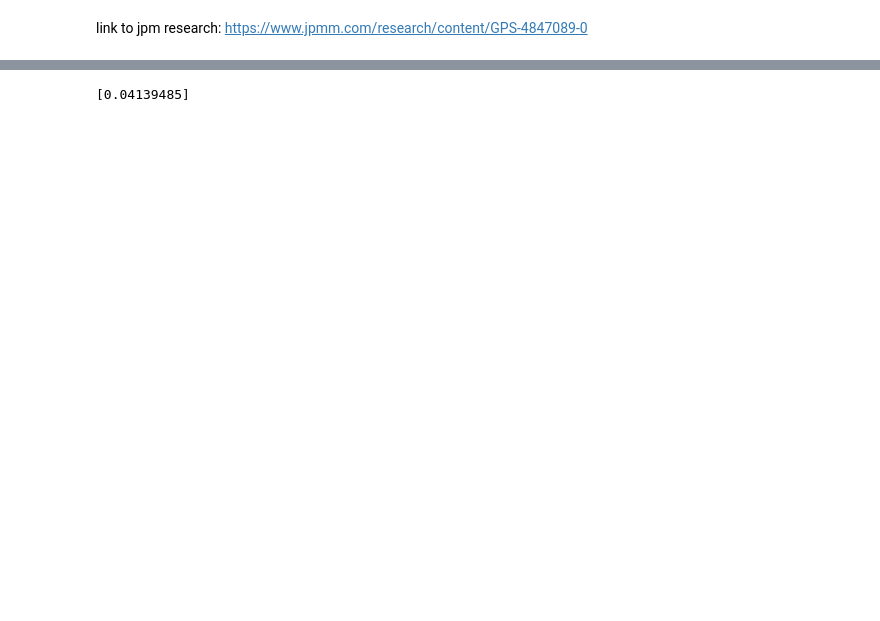
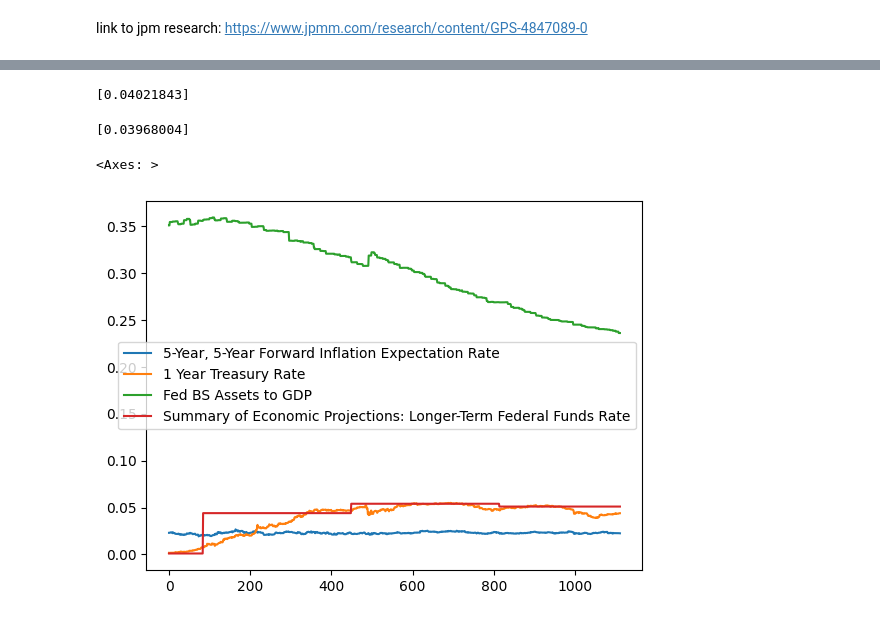
Before and after one commit to MeederDCS/Meeder1, a Jupyter notebook: JPM Ten Year Rate Regression Model.ipynb, the cells around one changed output, grey strips where cells are left out. Cells and saved outputs as stored; diff of their text form; code cells hidden in the pictures; blank space fills up the shorter version.

```diff
--- a/JPM Ten Year Rate Regression Model.ipynb
+++ b/JPM Ten Year Rate Regression Model.ipynb
@@ -84,7 +84,19 @@ df.tail(1)
 # %%
 # make predictions with alternative values
 X2 = X.tail(1).copy()
-X2.loc[X2.index[0],'Summary of Economic Projections: Federal Funds Rate'] = .035
+X2.loc[X2.index[0],'Summary of Economic Projections: Longer-Term Federal Funds Rate'] = .035
 print(model.predict(X2))
 # %% [output]
-[0.04139485]
+[0.04021843]
+# %%
+# make predictions with alternative values
+X3 = X.tail(1).copy()
+X3.loc[X3.index[0],'Summary of Economic Projections: Longer-Term Federal Funds Rate'] = .02
+print(model.predict(X3))
+# %% [output]
+[0.03968004]
+# %%
+X.plot()
+# %% [output]
+<Axes: >
+[figure, added]
```
Also changed, not shown: parts of 2 cells of this notebook, 2 other files.
